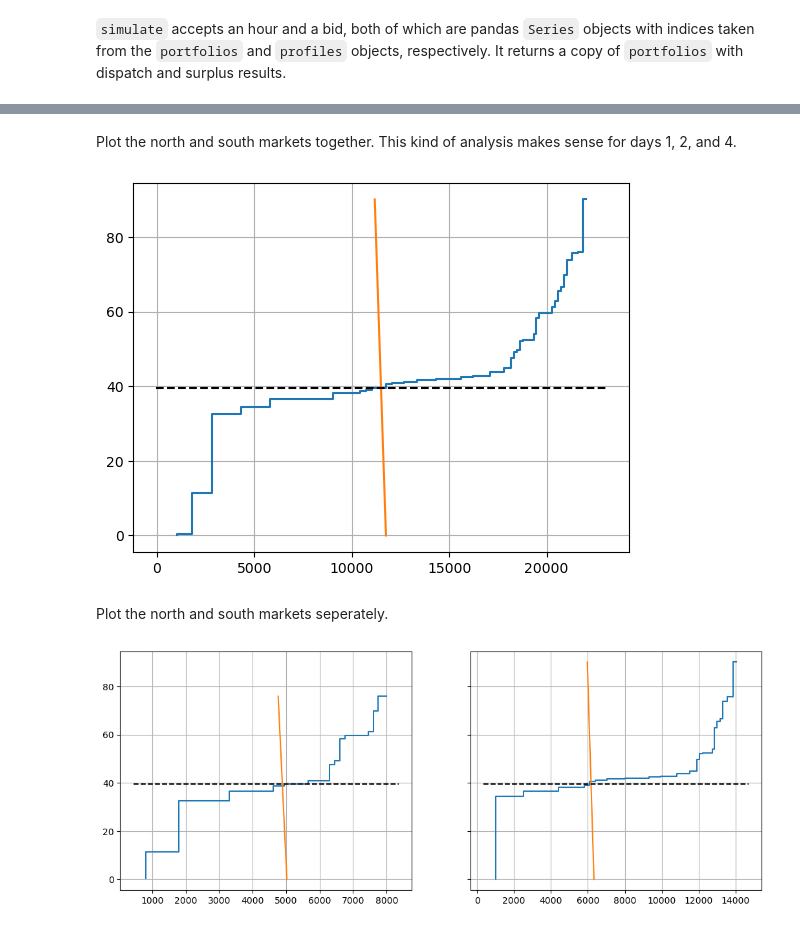
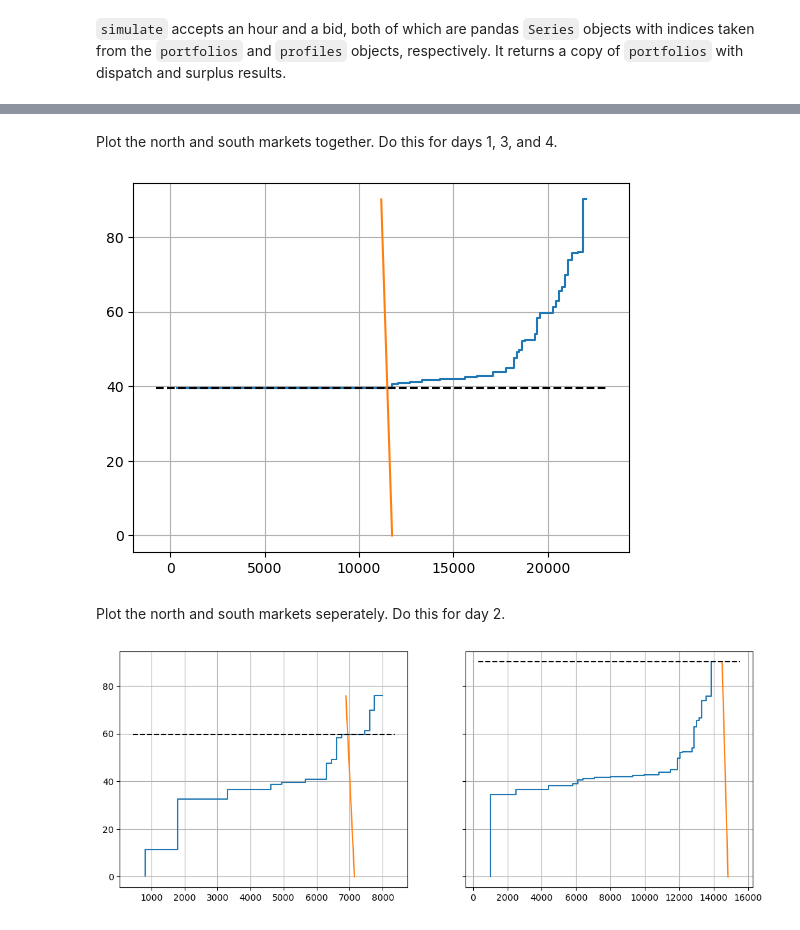
Before and after one commit to eli-brock/esg_simulator, a Jupyter notebook: esg_simulator.ipynb, the cells around one changed output, grey strips where cells are left out. Drawn from its saved outputs; the diff is of its cells as text; code cells hidden in the pictures.

Commit message:
ready for analysis

```diff
--- a/esg_simulator.ipynb
+++ b/esg_simulator.ipynb
@@ -49,7 +49,7 @@ profiles.sort_index(inplace=True)
 # %% [markdown]
 ``simulate`` accepts an hour and a bid, both of which are pandas ``Series`` objects with indices taken from the ``portfolios`` and ``profiles`` objects, respectively. It returns a copy of ``portfolios`` with dispatch and surplus results.
 # %%
-def simulate(hour, bid, transmission_capacity, co2_tax):
+def simulate_hour(hour, bid, pay_as_bid, transmission_capacity, co2_tax):
 
     results = portfolios.copy()
     results['Bid'] = bid
@@ -88,7 +88,7 @@ def simulate(hour, bid, transmission_capacity, co2_tax):
 
     results['Surplus'] = results.groupby('Location', group_keys=False).apply(
         lambda market: market.Dispatch*(
-            price[market.name] - market['Total Marginal Cost']
+            (market.Bid if pay_as_bid else price[market.name]) - market['Total Marginal Cost']
         )
     )
 
@@ -103,9 +103,11 @@ Simulate full year
 # %%
-results = profiles.groupby(['Day', 'Hour']).apply(
-    lambda hour: simulate(
-        hour = hour.droplevel(['Day', 'Hour']),
-        bid = portfolios['Total Marginal Cost'] + portfolios.CO2*(50 if hour.name[0] == 3 else 0),
-        transmission_capacity = 500 if hour.name[0] == 2 else 10000,
-        co2_tax = 50 if hour.name[0] == 3 else 0
+def simulate(bids):
+    return profiles.groupby(['Day', 'Hour']).apply(
+        lambda hour: simulate_hour(
+            hour = hour.droplevel(['Day', 'Hour']),
+            bid = bids[hour.name],
+            pay_as_bid = hour.name[0] == 1,
+            transmission_capacity = 500 if hour.name[0] == 2 else 10000,
+            co2_tax = 50*(hour.name[0] == 3)
+        )
     )
-)
@@ -123,0 +116,11 @@ Name: Profit, dtype: object
+# %%
+bids = pd.DataFrame(
+    {
+        (day, hour): portfolios['Total Marginal Cost']
+        + portfolios.CO2*50*(day == 3)
+        for (day, hour) in profiles.index.droplevel('Location')
+        }
+)
+bids.columns.rename(profiles.index.droplevel('Location').names, inplace=True)
+
+results = simulate(bids)
@@ -123,0 +129,8 @@ Name: Profit, dtype: object
+# %%
+prices = results.loc[1].groupby('Hour').apply(
+    lambda market: market[market.Dispatch > 0].iloc[-1]
+)
+prices = prices['Total Marginal Cost'] + prices.Surplus/prices.Dispatch
+bids[1] = bids[1].apply(lambda row: np.maximum(row, prices-.01), axis='columns')
+results = simulate(bids)
+results.Profit.groupby('portfolio').sum()
@@ -124,33 +171,35 @@ Name: Profit, dtype: object
 # %% [markdown]
-Plot the north and south markets together. This kind of analysis makes sense for days 1, 2, and 4.
+Plot the north and south markets together. Do this for days 1, 3, and 4.
 # %%
-fig, ax = plt.subplots()
 day = 1
 hour = 1
+
+fig, ax = plt.subplots()
 hour_results = results.loc[day, hour]
 (intercept, slope) = profiles.loc[(['North', 'South'], day, hour)].sum()
 visualize(hour_results, intercept, slope, ax)
 fig.show()
 # %% [output]
-[figure, old version]
+[figure, new version]
 # %% [markdown]
-Plot the north and south markets seperately.
+Plot the north and south markets seperately. Do this for day 2.
 # %%
+day = 2
+hour = 3
+
 fig, ax = plt.subplots(1,2,sharey=True)
 fig.set_size_inches(fig.get_size_inches()*[2,1])
-day = 2
-hour = 1
 hour_results = results.loc[day, hour]
 (intercept, slope) = profiles.loc[(['North', 'South'], day, hour)]
 [
     visualize(
         market,
         profiles.loc[(location, day, hour),'Load Intercept'],
         profiles.loc[(location, day, hour),'Load Slope'],
         ax[i]
     )
     for i, (location, market) in enumerate(hour_results.groupby('Location'))
 ]
 fig.show()
 # %% [output]
-[figure, old version]
+[figure, new version]
```
Also changed, not shown: parts of 13 cells of this notebook.
